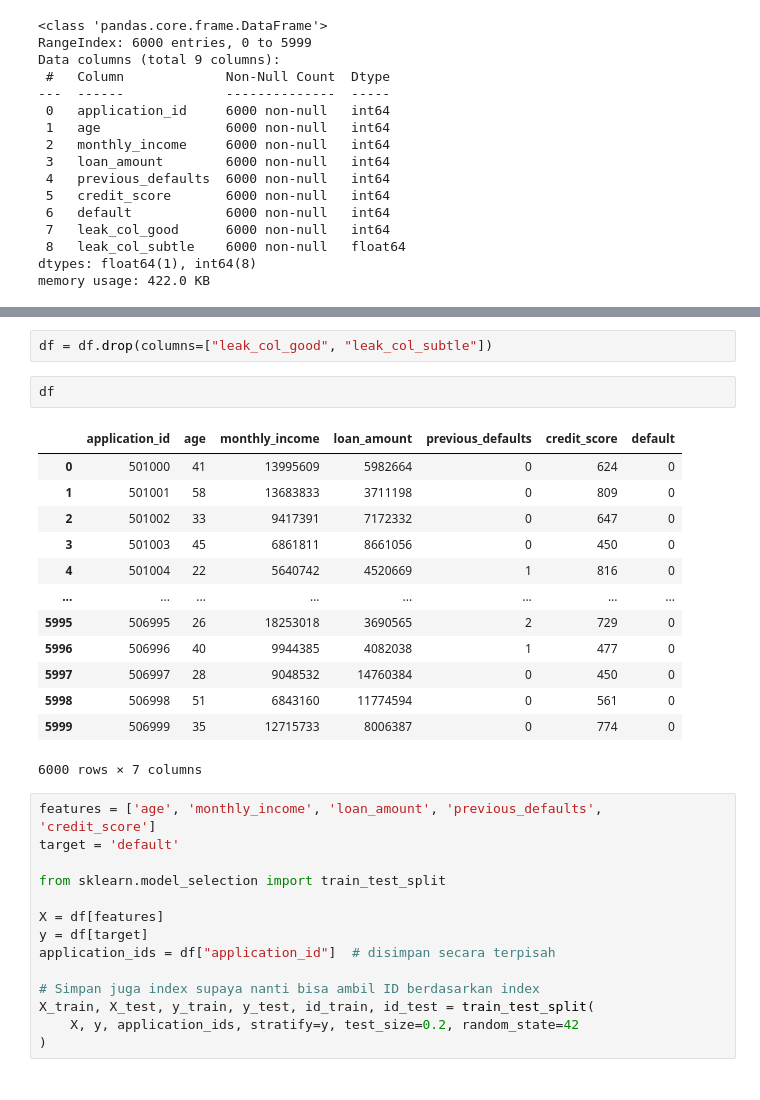
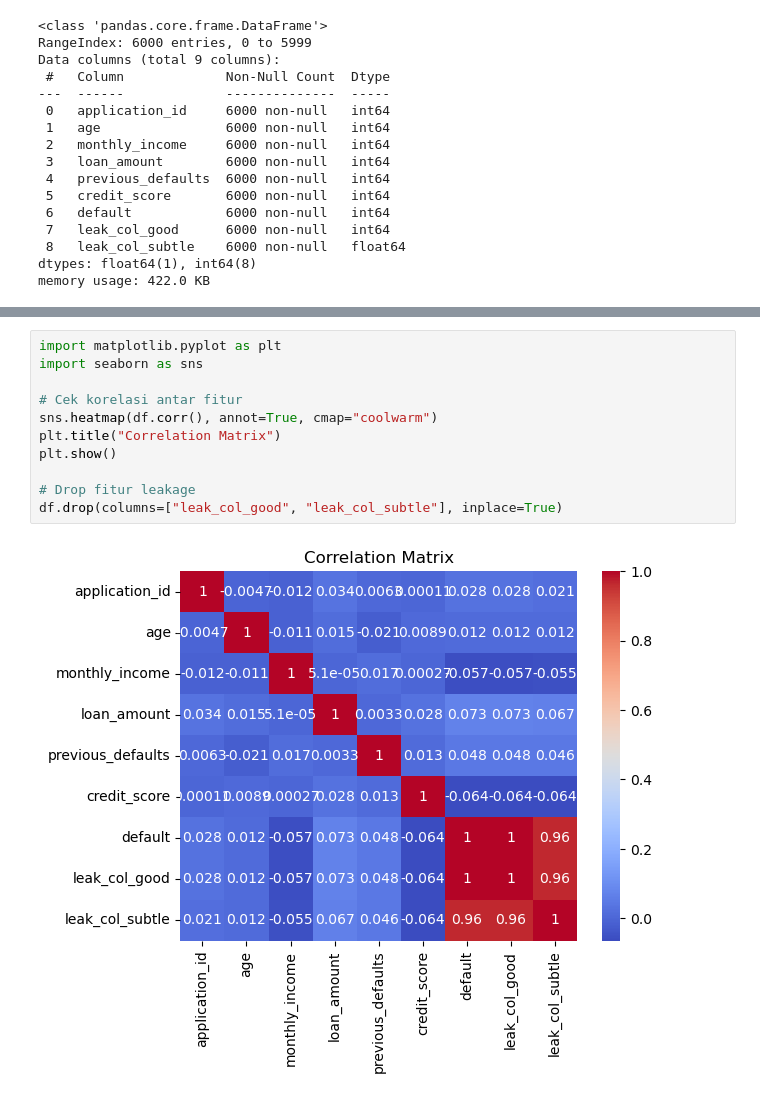
Before and after one commit to Ramadhanul/ds-takehome, a Jupyter notebook: notebooks/B_modeling.ipynb, the cells around one changed output, grey strips where cells are left out. Saved outputs shown, nothing was run; the diff lists cells and outputs as text.

```diff
--- a/notebooks/B_modeling.ipynb
+++ b/notebooks/B_modeling.ipynb
@@ -34,34 +34,15 @@ df.describe()
 | 75% | 505499.250000 | 50.000000 | 1.573705e+07 | 1.153144e+07 | 0.000000 | 713.000000 | 0.000000 | ... |
 | max | 506999.000000 | 59.000000 | 1.998622e+07 | 1.499858e+07 | 3.000000 | 849.000000 | 1.000000 | ... |
 # %%
-df = df.drop(columns=["leak_col_good", "leak_col_subtle"])
+import matplotlib.pyplot as plt
+import seaborn as sns
+
+# Cek korelasi antar fitur
+sns.heatmap(df.corr(), annot=True, cmap="coolwarm")
+plt.title("Correlation Matrix")
+plt.show()
+
+# Drop fitur leakage
+df.drop(columns=["leak_col_good", "leak_col_subtle"], inplace=True)
+# %% [output]
+[figure, added]
-# %%
-df
-# %% [output]
-|  | application_id | age | monthly_income | loan_amount | previous_defaults | credit_score | default |
-| 0 | 501000 | 41 | 13995609 | 5982664 | 0 | 624 | 0 |
-| 1 | 501001 | 58 | 13683833 | 3711198 | 0 | 809 | 0 |
-| 2 | 501002 | 33 | 9417391 | 7172332 | 0 | 647 | 0 |
-| 3 | 501003 | 45 | 6861811 | 8661056 | 0 | 450 | 0 |
-| 4 | 501004 | 22 | 5640742 | 4520669 | 1 | 816 | 0 |
-| ... | ... | ... | ... | ... | ... | ... | ... |
-| 5995 | 506995 | 26 | 18253018 | 3690565 | 2 | 729 | 0 |
-| 5996 | 506996 | 40 | 9944385 | 4082038 | 1 | 477 | 0 |
-| 5997 | 506997 | 28 | 9048532 | 14760384 | 0 | 450 | 0 |
-| 5998 | 506998 | 51 | 6843160 | 11774594 | 0 | 561 | 0 |
-| 5999 | 506999 | 35 | 12715733 | 8006387 | 0 | 774 | 0 |
-6000 rows × 7 columns
-# %%
-features = ['age', 'monthly_income', 'loan_amount', 'previous_defaults', 'credit_score']
-target = 'default'
-
-from sklearn.model_selection import train_test_split
-
-X = df[features]
-y = df[target]
-application_ids = df["application_id"]  # disimpan secara terpisah
-
-# Simpan juga index supaya nanti bisa ambil ID berdasarkan index
-X_train, X_test, y_train, y_test, id_train, id_test = train_test_split(
-    X, y, application_ids, stratify=y, test_size=0.2, random_state=42
-)
```
Also changed, not shown: parts of 15 cells of this notebook.
